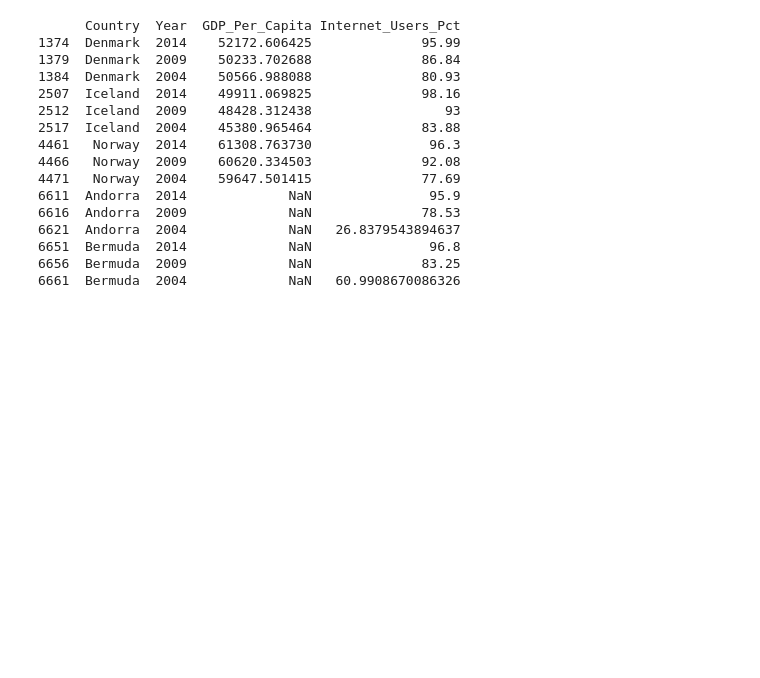
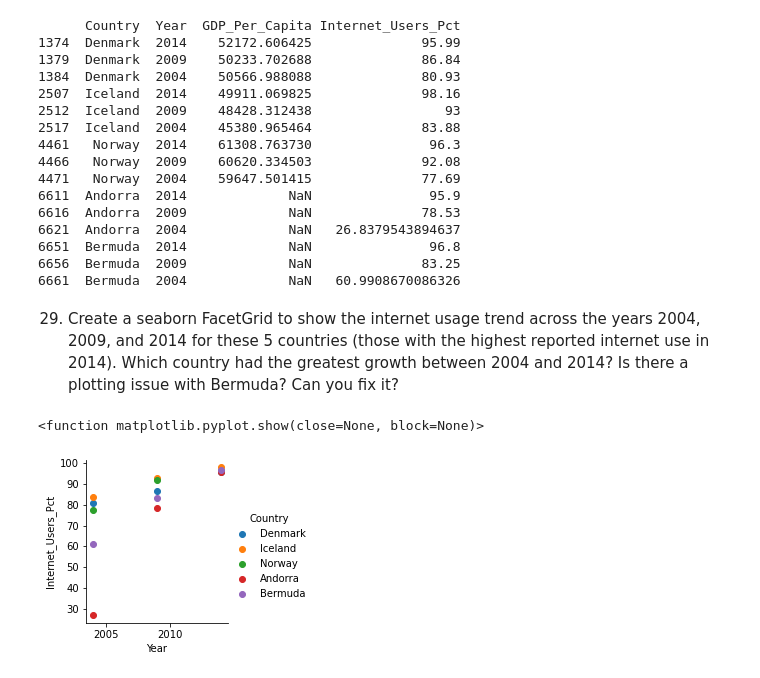
Before and after one commit to ryanhilber93/gdp-and-internet-usage-ryanhilber93, a Jupyter notebook: GDP_and_internet_use_project.ipynb, the cells around one changed output. Cells and saved outputs as stored; diff of their text form; code cells hidden in the pictures; blank space fills up the shorter version.

```diff
--- a/GDP_and_internet_use_project.ipynb
+++ b/GDP_and_internet_use_project.ipynb
@@ -455,3 +455,14 @@ print(top_5_internet)
 6651  Bermuda  2014             NaN               96.8
 6656  Bermuda  2009             NaN              83.25
 6661  Bermuda  2004             NaN   60.9908670086326
+# %% [markdown]
+29. Create a seaborn FacetGrid to show the internet usage trend across the years 2004, 2009, and 2014 for these 5 countries (those with the highest reported internet use in 2014). Which country had the greatest growth between 2004 and 2014? Is there a plotting issue with Bermuda? Can you fix it?
+# %%
+top_5_internet = top_5_internet.astype({"Year": float})
+top_5_internet = top_5_internet.astype({"Internet_Users_Pct": float})
+graph = sns.FacetGrid(top_5_internet, hue = "Country")
+graph.map(plt.scatter, "Year", "Internet_Users_Pct").add_legend()
+plt.show
+# %% [output]
+<function matplotlib.pyplot.show(close=None, block=None)>
+[figure, added]
```
Also changed, not shown: parts of 16 cells of this notebook.
